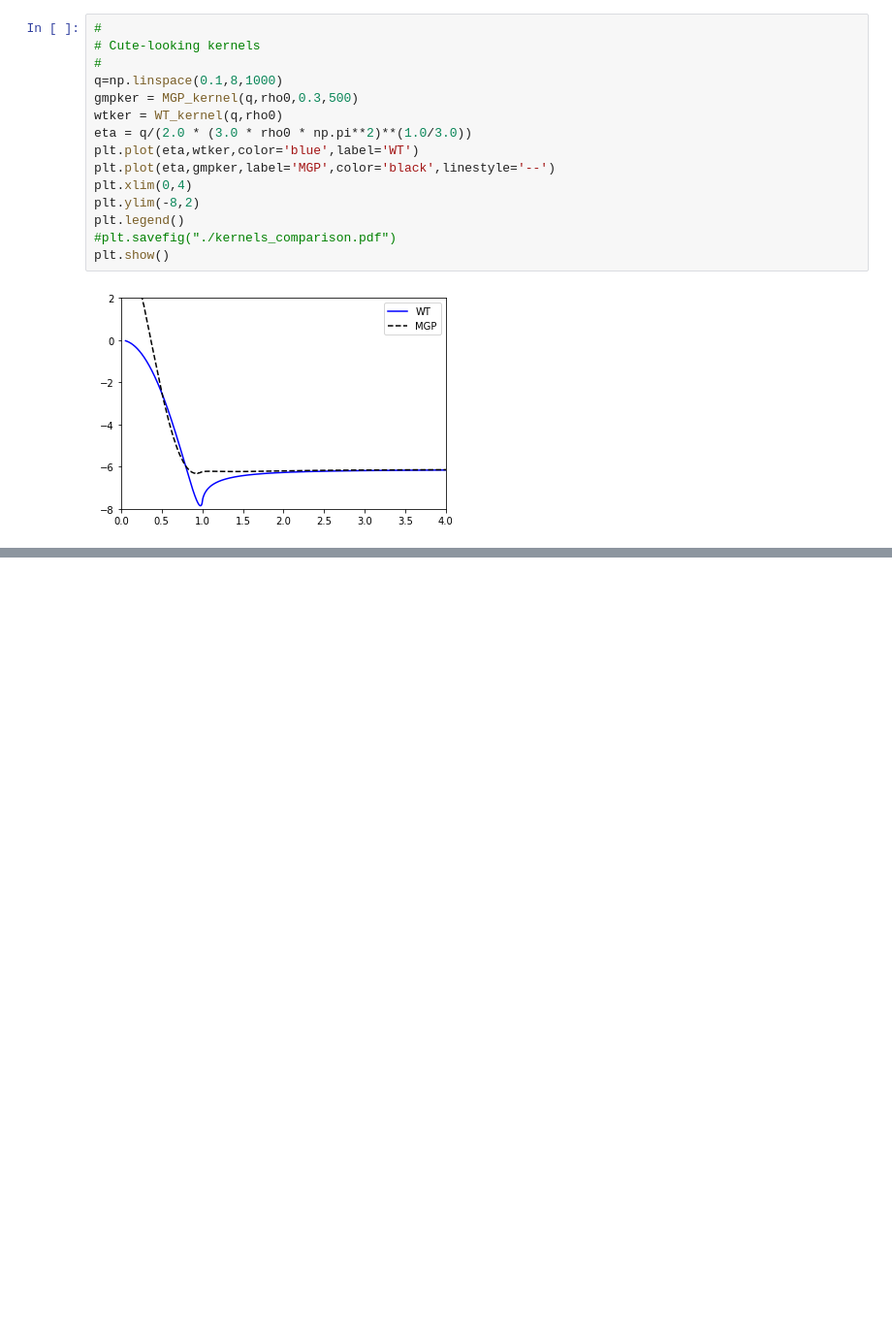
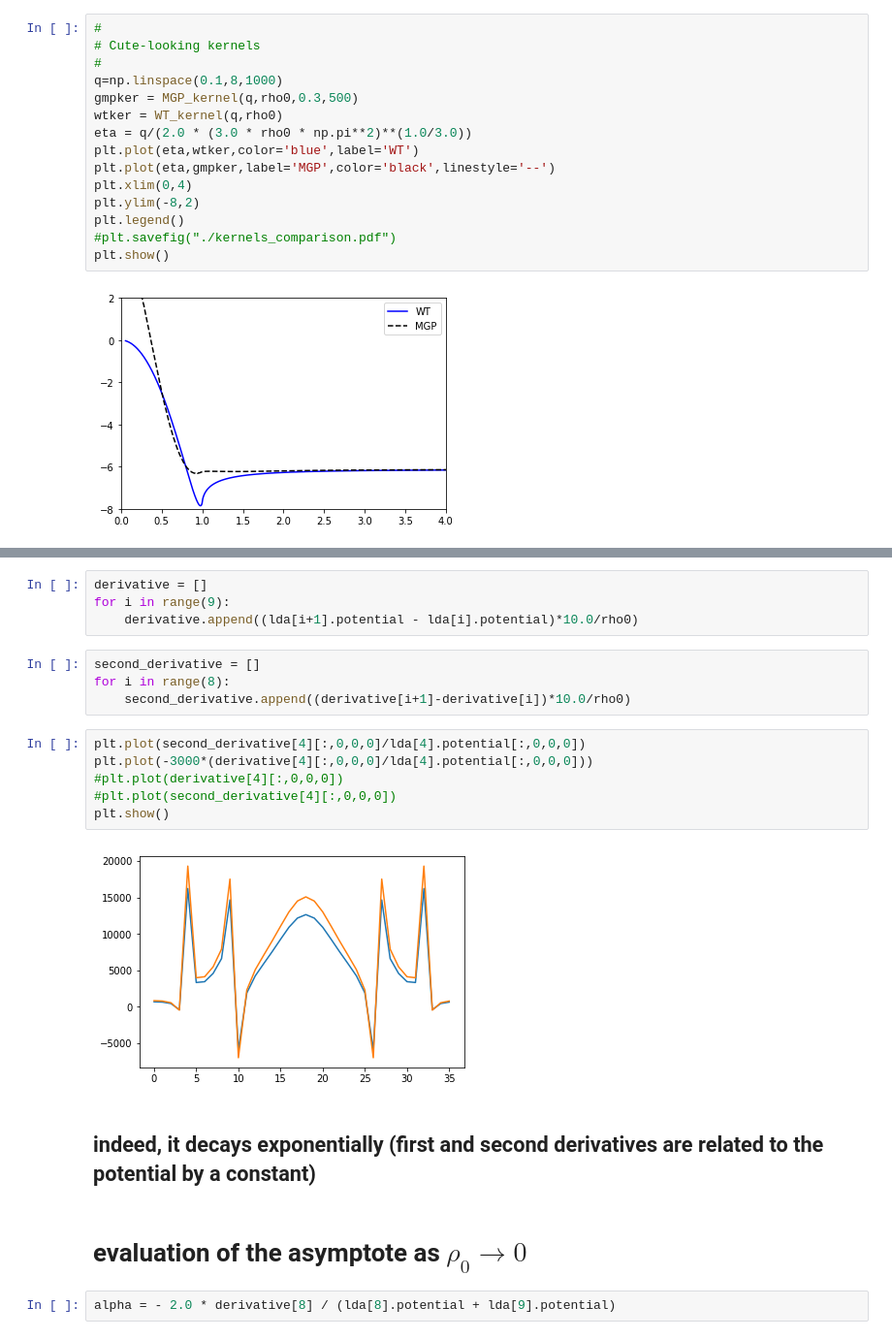
Before and after one commit to alesgenova/pbcpy, a Jupyter notebook: notebooks/Nonlocal_Functionals_prototyping.ipynb, the cells around one changed output, grey strips where cells are left out. Shown: that part at 97% size. Cells and saved outputs as stored; diff of their text form; blank space fills up the shorter version.

```diff
--- a/notebooks/Nonlocal_Functionals_prototyping.ipynb
+++ b/notebooks/Nonlocal_Functionals_prototyping.ipynb
@@ -100,0 +160,22 @@ WT_NL_Functional.energydensity.integral()*27.211385
+# %%
+derivative = []
+for i in range(9):
+    derivative.append((lda[i+1].potential - lda[i].potential)*10.0/rho0)
+# %%
+second_derivative = []
+for i in range(8):
+    second_derivative.append((derivative[i+1]-derivative[i])*10.0/rho0)
+# %%
+plt.plot(second_derivative[4][:,0,0,0]/lda[4].potential[:,0,0,0])
+plt.plot(-3000*(derivative[4][:,0,0,0]/lda[4].potential[:,0,0,0]))
+#plt.plot(derivative[4][:,0,0,0])
+#plt.plot(second_derivative[4][:,0,0,0])
+plt.show()
+# %% [output]
+[figure, added]
+# %% [markdown]
+## indeed, it decays exponentially (first and second derivatives are related to the potential by a constant)
+# %% [markdown]
+# evaluation of the asymptote as $\rho_0 \to 0$
+# %%
+alpha = - 2.0 * derivative[8] / (lda[8].potential + lda[9].potential)
```
Also changed, not shown: parts of 31 cells of this notebook, 2 other files.
